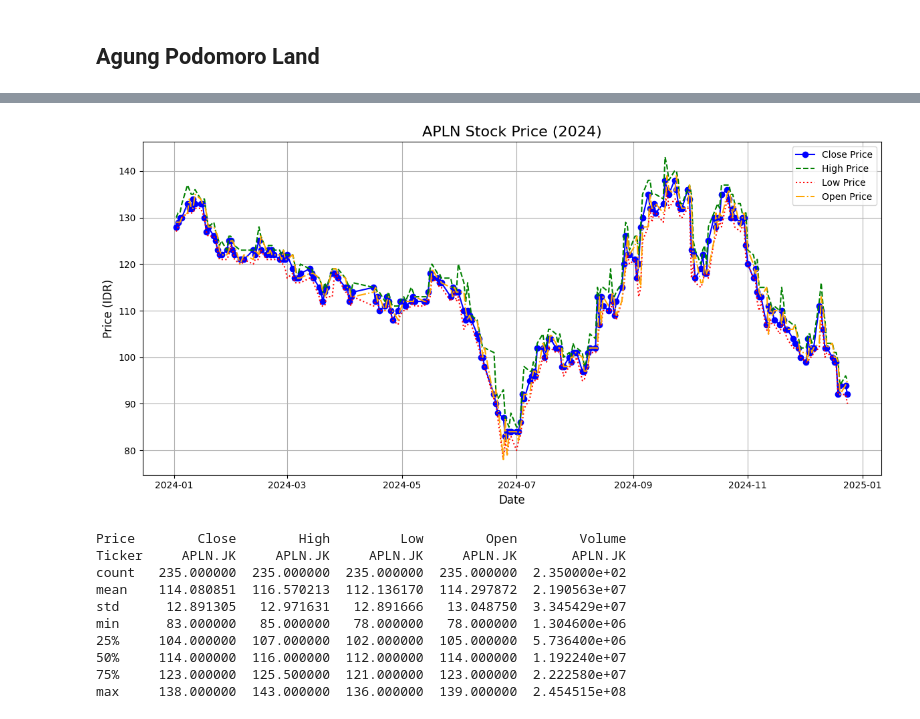
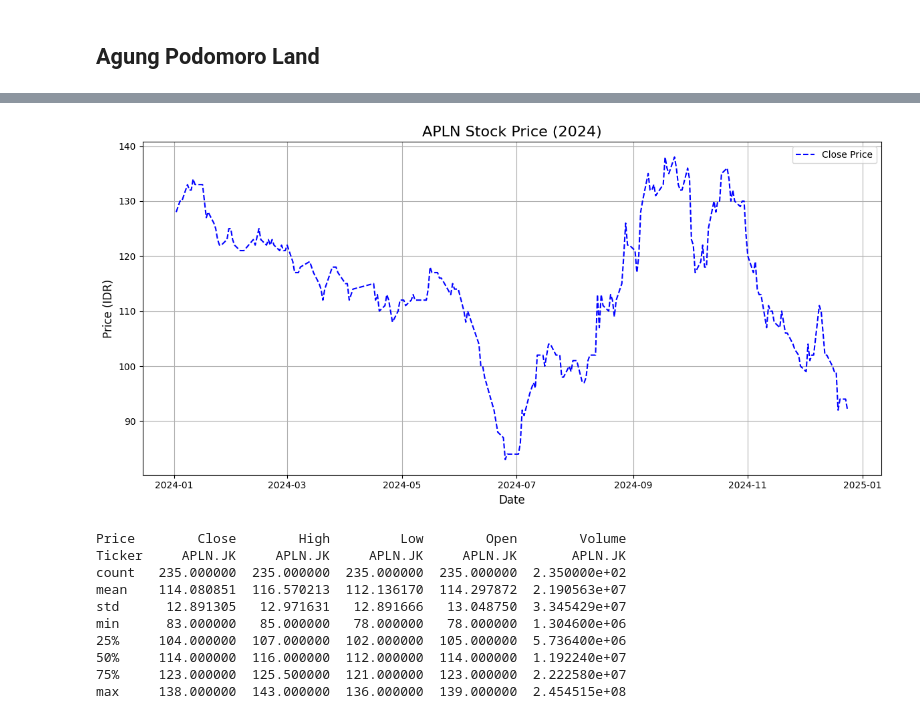
Before and after one commit to agungibr/random-walk-stock-market, a Jupyter notebook: random_walk.ipynb, the cells around one changed output, grey strips where cells are left out. Saved outputs shown, nothing was run; the diff lists cells and outputs as text; code cells hidden in the pictures.

```diff
--- a/random_walk.ipynb
+++ b/random_walk.ipynb
@@ -389,20 +389,20 @@ Date
 [235 rows x 5 columns]
 # %%
 plt.figure(figsize=(12, 6))
-plt.plot(podomoro.index, podomoro["Close"], label="Close Price", marker="o", color="blue")
-plt.plot(podomoro.index, podomoro["High"], label="High Price", linestyle="--", color="green")
-plt.plot(podomoro.index, podomoro["Low"], label="Low Price", linestyle=":", color="red")
-plt.plot(podomoro.index, podomoro["Open"], label="Open Price", linestyle="-.", color="orange")
+plt.plot(podomoro.index, podomoro["Close"], label="Close Price", linestyle="--", color="blue")
+#plt.plot(podomoro.index, podomoro["High"], label="High Price", linestyle="--", color="green")
+#plt.plot(podomoro.index, podomoro["Low"], label="Low Price", linestyle=":", color="red")
+#plt.plot(podomoro.index, podomoro["Open"], label="Open Price", linestyle="-.", color="orange")
 
 plt.title("APLN Stock Price (2024)", fontsize=16)
 plt.xlabel("Date", fontsize=12)
 plt.ylabel("Price (IDR)", fontsize=12)
 plt.legend()
 plt.grid()
 plt.tight_layout()
 plt.show()
 # %% [output]
-[figure, old version]
+[figure, new version]
 # %%
 print(podomoro.describe())
 # %% [output]
```
Also changed, not shown: parts of 17 cells of this notebook.
